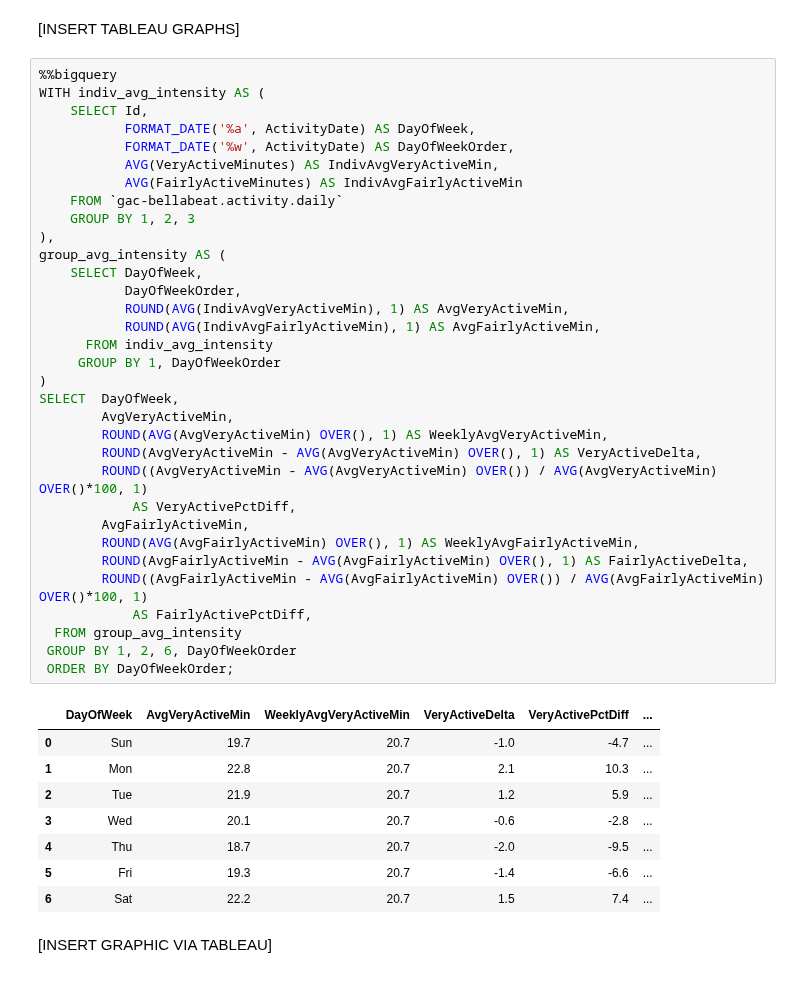
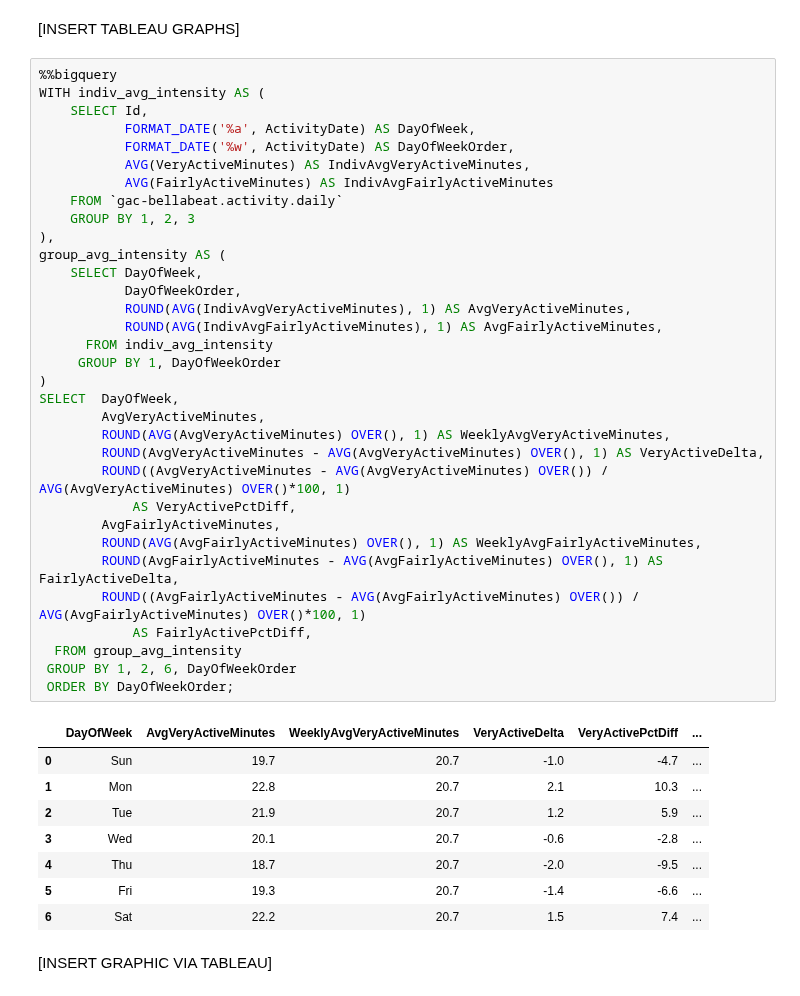
Before and after one commit to phlln/bellabeat-analysis, a Jupyter notebook: bellabeat_bigquery_playground.ipynb, the cells around one changed output. Cells and saved outputs as stored; diff of their text form.

```diff
--- a/bellabeat_bigquery_playground.ipynb
+++ b/bellabeat_bigquery_playground.ipynb
@@ -1077,38 +1077,38 @@ Practically speaking, we can think of the categories of `VeryActiveMinutes` and
 # %%
 %%bigquery
 WITH indiv_avg_intensity AS (
     SELECT Id,
            FORMAT_DATE('%a', ActivityDate) AS DayOfWeek,
            FORMAT_DATE('%w', ActivityDate) AS DayOfWeekOrder,
-           AVG(VeryActiveMinutes) AS IndivAvgVeryActiveMin,
-           AVG(FairlyActiveMinutes) AS IndivAvgFairlyActiveMin
+           AVG(VeryActiveMinutes) AS IndivAvgVeryActiveMinutes,
+           AVG(FairlyActiveMinutes) AS IndivAvgFairlyActiveMinutes
     FROM `gac-bellabeat.activity.daily`
     GROUP BY 1, 2, 3
 ),
 group_avg_intensity AS (
     SELECT DayOfWeek,
            DayOfWeekOrder,
-           ROUND(AVG(IndivAvgVeryActiveMin), 1) AS AvgVeryActiveMin,
-           ROUND(AVG(IndivAvgFairlyActiveMin), 1) AS AvgFairlyActiveMin,
+           ROUND(AVG(IndivAvgVeryActiveMinutes), 1) AS AvgVeryActiveMinutes,
+           ROUND(AVG(IndivAvgFairlyActiveMinutes), 1) AS AvgFairlyActiveMinutes,
       FROM indiv_avg_intensity
      GROUP BY 1, DayOfWeekOrder
 )
 SELECT  DayOfWeek,
-        AvgVeryActiveMin,
-        ROUND(AVG(AvgVeryActiveMin) OVER(), 1) AS WeeklyAvgVeryActiveMin,
-        ROUND(AvgVeryActiveMin - AVG(AvgVeryActiveMin) OVER(), 1) AS VeryActiveDelta,
-        ROUND((AvgVeryActiveMin - AVG(AvgVeryActiveMin) OVER()) / AVG(AvgVeryActiveMin) OVER()*100, 1)
+        AvgVeryActiveMinutes,
+        ROUND(AVG(AvgVeryActiveMinutes) OVER(), 1) AS WeeklyAvgVeryActiveMinutes,
+        ROUND(AvgVeryActiveMinutes - AVG(AvgVeryActiveMinutes) OVER(), 1) AS VeryActiveDelta,
+        ROUND((AvgVeryActiveMinutes - AVG(AvgVeryActiveMinutes) OVER()) / AVG(AvgVeryActiveMinutes) OVER()*100, 1)
             AS VeryActivePctDiff,
-        AvgFairlyActiveMin,
-        ROUND(AVG(AvgFairlyActiveMin) OVER(), 1) AS WeeklyAvgFairlyActiveMin,
-        ROUND(AvgFairlyActiveMin - AVG(AvgFairlyActiveMin) OVER(), 1) AS FairlyActiveDelta,
-        ROUND((AvgFairlyActiveMin - AVG(AvgFairlyActiveMin) OVER()) / AVG(AvgFairlyActiveMin) OVER()*100, 1)
+        AvgFairlyActiveMinutes,
+        ROUND(AVG(AvgFairlyActiveMinutes) OVER(), 1) AS WeeklyAvgFairlyActiveMinutes,
+        ROUND(AvgFairlyActiveMinutes - AVG(AvgFairlyActiveMinutes) OVER(), 1) AS FairlyActiveDelta,
+        ROUND((AvgFairlyActiveMinutes - AVG(AvgFairlyActiveMinutes) OVER()) / AVG(AvgFairlyActiveMinutes) OVER()*100, 1)
             AS FairlyActivePctDiff,
   FROM group_avg_intensity
  GROUP BY 1, 2, 6, DayOfWeekOrder
  ORDER BY DayOfWeekOrder;
 # %% [output]
-|  | DayOfWeek | AvgVeryActiveMin | WeeklyAvgVeryActiveMin | VeryActiveDelta | VeryActivePctDiff | ... |
+|  | DayOfWeek | AvgVeryActiveMinutes | WeeklyAvgVeryActiveMinutes | VeryActiveDelta | VeryActivePctDiff | ... |
 | 0 | Sun | 19.7 | 20.7 | -1.0 | -4.7 | ... |
 | 1 | Mon | 22.8 | 20.7 | 2.1 | 10.3 | ... |
 | 2 | Tue | 21.9 | 20.7 | 1.2 | 5.9 | ... |
```
Also changed, not shown: parts of 15 cells of this notebook.
